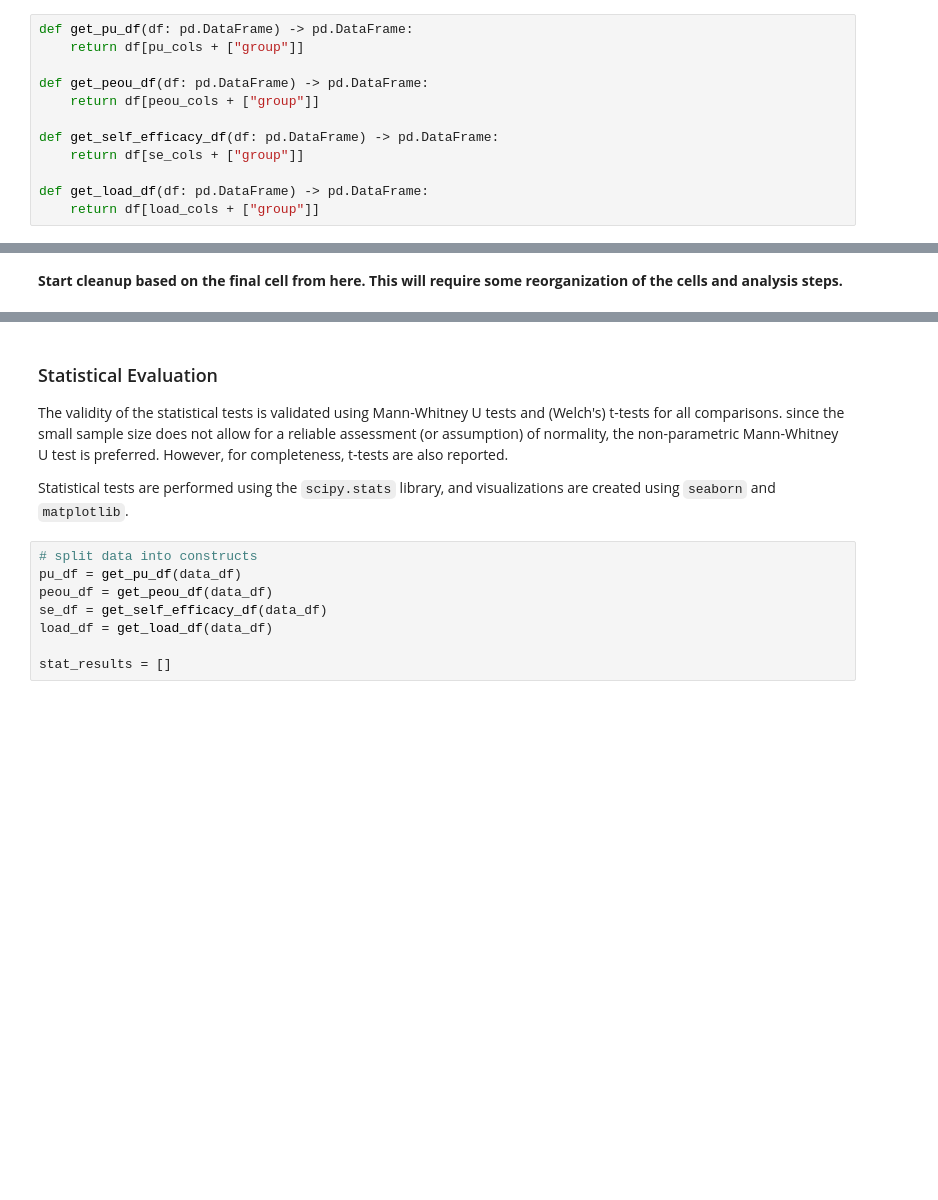
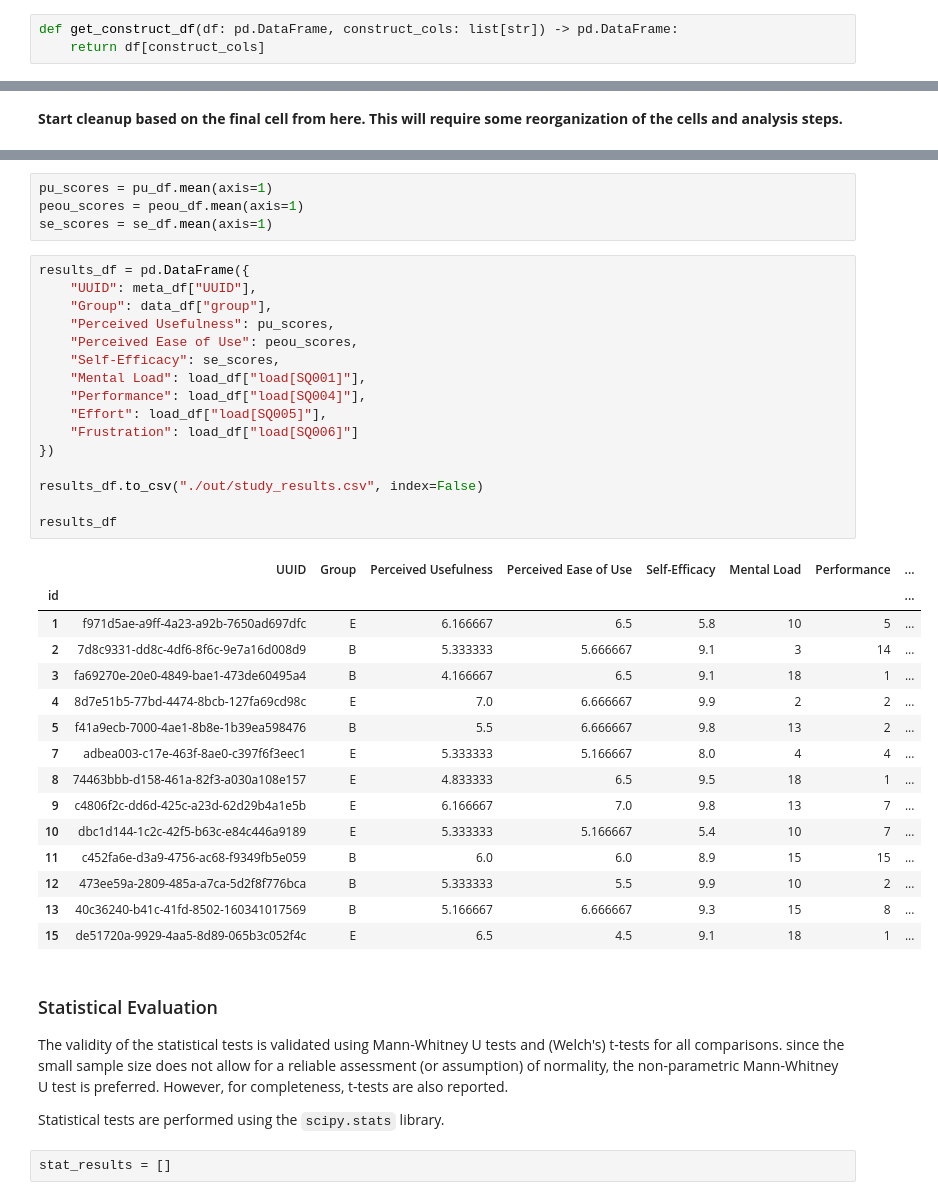
Before and after one commit to nimble-byte/thesis-code, a Jupyter notebook: evaluation/evaluation.ipynb, the cells around one changed output, grey strips where cells are left out. Saved outputs shown, nothing was run; the diff lists cells and outputs as text; blank space fills up the shorter version.

```diff
--- a/evaluation/evaluation.ipynb
+++ b/evaluation/evaluation.ipynb
@@ -7,17 +7,8 @@ from constants import meta_cols, question_dict, type_dict, pu_cols, peou_cols, s
 # %% [markdown]
 Define a few helper functions. These are to easily extract construct specific columns from a data frame passed as argument.
 # %%
-def get_pu_df(df: pd.DataFrame) -> pd.DataFrame:
-    return df[pu_cols + ["group"]]
-
-def get_peou_df(df: pd.DataFrame) -> pd.DataFrame:
-    return df[peou_cols + ["group"]]
-
-def get_self_efficacy_df(df: pd.DataFrame) -> pd.DataFrame:
-    return df[se_cols + ["group"]]
-
-def get_load_df(df: pd.DataFrame) -> pd.DataFrame:
-    return df[load_cols + ["group"]]
+def get_construct_df(df: pd.DataFrame, construct_cols: list[str]) -> pd.DataFrame:
+    return df[construct_cols]
 # %% [markdown]
 ### Data Preparation
 
@@ -61,15 +75,45 @@ base_df.to_csv("./out/survey_results_base.csv")
+# %%
+pu_scores = pu_df.mean(axis=1)
+peou_scores = peou_df.mean(axis=1)
+se_scores = se_df.mean(axis=1)
+# %%
+results_df = pd.DataFrame({
+    "UUID": meta_df["UUID"],
+    "Group": data_df["group"],
+    "Perceived Usefulness": pu_scores,
+    "Perceived Ease of Use": peou_scores,
+    "Self-Efficacy": se_scores,
+    "Mental Load": load_df["load[SQ001]"],
+    "Performance": load_df["load[SQ004]"],
+    "Effort": load_df["load[SQ005]"],
+    "Frustration": load_df["load[SQ006]"]
+})
+
+results_df.to_csv("./out/study_results.csv", index=False)
+
+results_df
+# %% [output]
+|  | UUID | Group | Perceived Usefulness | Perceived Ease of Use | Self-Efficacy | Mental Load | Performance | ... |
+| id |  |  |  |  |  |  |  | ... |
+| 1 | f971d5ae-a9ff-4a23-a92b-7650ad697dfc | E | 6.166667 | 6.5 | 5.8 | 10 | 5 | ... |
+| 2 | 7d8c9331-dd8c-4df6-8f6c-9e7a16d008d9 | B | 5.333333 | 5.666667 | 9.1 | 3 | 14 | ... |
+| 3 | fa69270e-20e0-4849-bae1-473de60495a4 | B | 4.166667 | 6.5 | 9.1 | 18 | 1 | ... |
+| 4 | 8d7e51b5-77bd-4474-8bcb-127fa69cd98c | E | 7.0 | 6.666667 | 9.9 | 2 | 2 | ... |
+| 5 | f41a9ecb-7000-4ae1-8b8e-1b39ea598476 | B | 5.5 | 6.666667 | 9.8 | 13 | 2 | ... |
+| 7 | adbea003-c17e-463f-8ae0-c397f6f3eec1 | E | 5.333333 | 5.166667 | 8.0 | 4 | 4 | ... |
+| 8 | 74463bbb-d158-461a-82f3-a030a108e157 | E | 4.833333 | 6.5 | 9.5 | 18 | 1 | ... |
+| 9 | c4806f2c-dd6d-425c-a23d-62d29b4a1e5b | E | 6.166667 | 7.0 | 9.8 | 13 | 7 | ... |
+| 10 | dbc1d144-1c2c-42f5-b63c-e84c446a9189 | E | 5.333333 | 5.166667 | 5.4 | 10 | 7 | ... |
+| 11 | c452fa6e-d3a9-4756-ac68-f9349fb5e059 | B | 6.0 | 6.0 | 8.9 | 15 | 15 | ... |
+| 12 | 473ee59a-2809-485a-a7ca-5d2f8f776bca | B | 5.333333 | 5.5 | 9.9 | 10 | 2 | ... |
+| 13 | 40c36240-b41c-41fd-8502-160341017569 | B | 5.166667 | 6.666667 | 9.3 | 15 | 8 | ... |
+| 15 | de51720a-9929-4aa5-8d89-065b3c052f4c | E | 6.5 | 4.5 | 9.1 | 18 | 1 | ... |
 # %% [markdown]
 ### Statistical Evaluation
 
 The validity of the statistical tests is validated using Mann-Whitney U tests and (Welch's) t-tests for all comparisons. since the small sample size does not allow for a reliable assessment (or assumption) of normality, the non-parametric Mann-Whitney U test is preferred. However, for completeness, t-tests are also reported.
 
-Statistical tests are performed using the `scipy.stats` library, and visualizations are created using `seaborn` and `matplotlib`.
+Statistical tests are performed using the `scipy.stats` library.
 # %%
-# split data into constructs
-pu_df = get_pu_df(data_df)
-peou_df = get_peou_df(data_df)
-se_df = get_self_efficacy_df(data_df)
-load_df = get_load_df(data_df)
-
 stat_results = []
 # %% [markdown]
```
Also changed, not shown: parts of 16 cells of this notebook, 6 other files.
